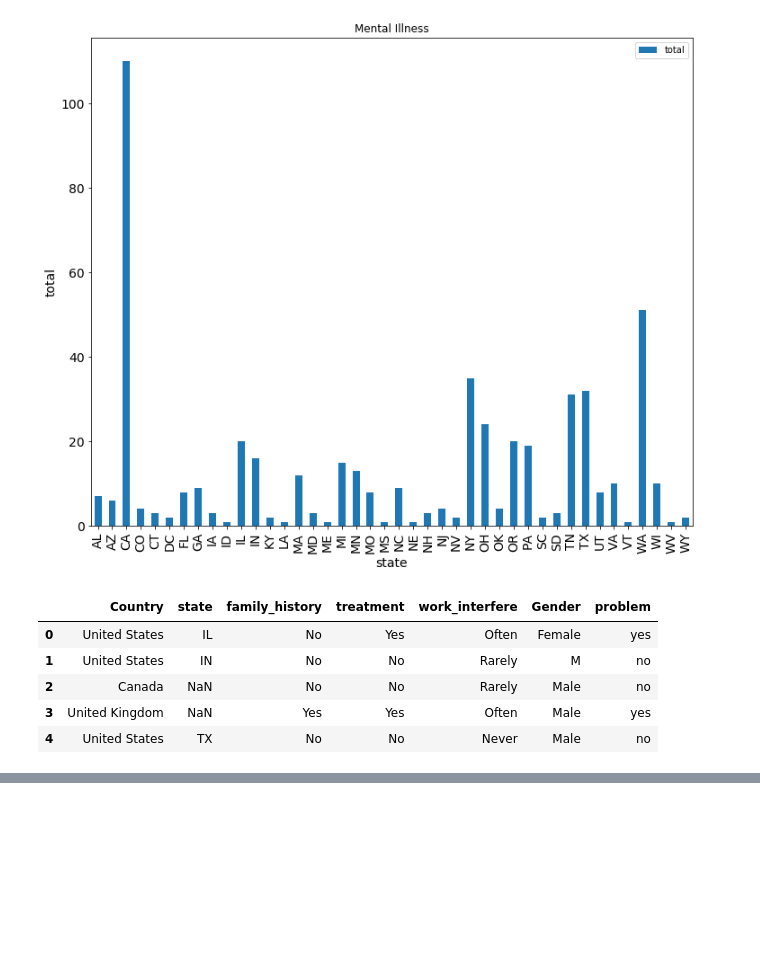
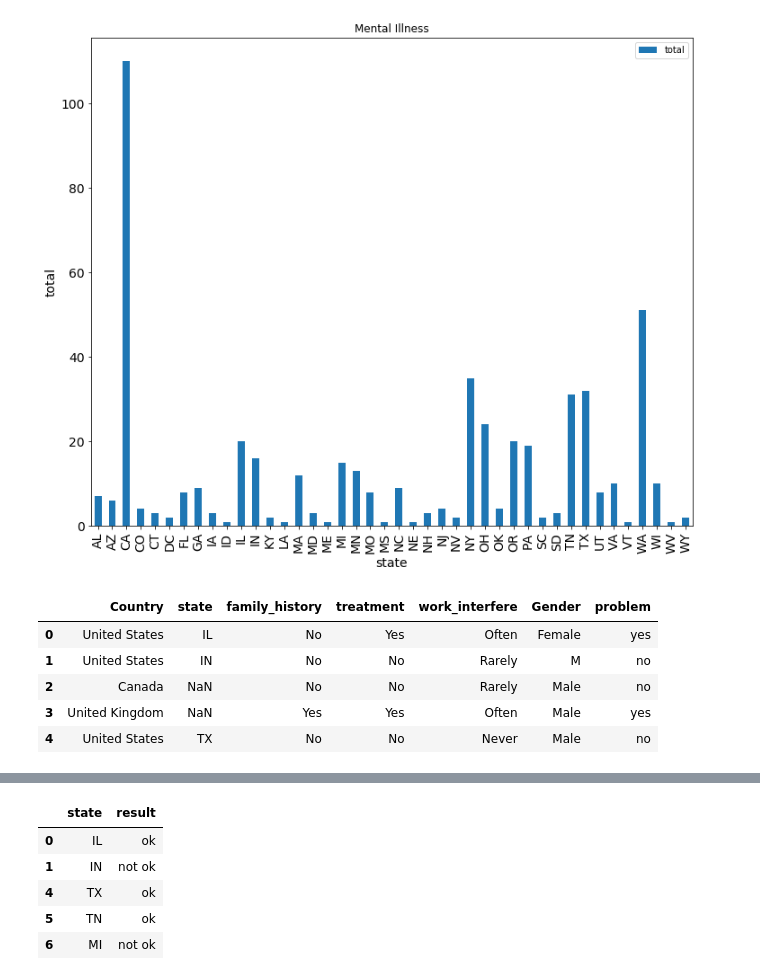
Before and after one commit to Rewanth23/rewanthassign, a Jupyter notebook: 1202finalassignment#4.ipynb, the cells around one changed output, grey strips where cells are left out. Cells and saved outputs as stored; diff of their text form; code cells hidden in the pictures; blank space fills up the shorter version.

```diff
--- a/1202finalassignment#4.ipynb
+++ b/1202finalassignment#4.ipynb
@@ -106,0 +136,10 @@ filtering.head()
+# %%
+filtering2usstates = pd.DataFrame(filtering2us, columns = ['state','result'])
+filtering2usstates.head()
+# %% [output]
+|  | state | result |
+| 0 | IL | ok |
+| 1 | IN | not ok |
+| 4 | TX | ok |
+| 5 | TN | ok |
+| 6 | MI | not ok |
```
Also changed, not shown: parts of 4 cells of this notebook.
